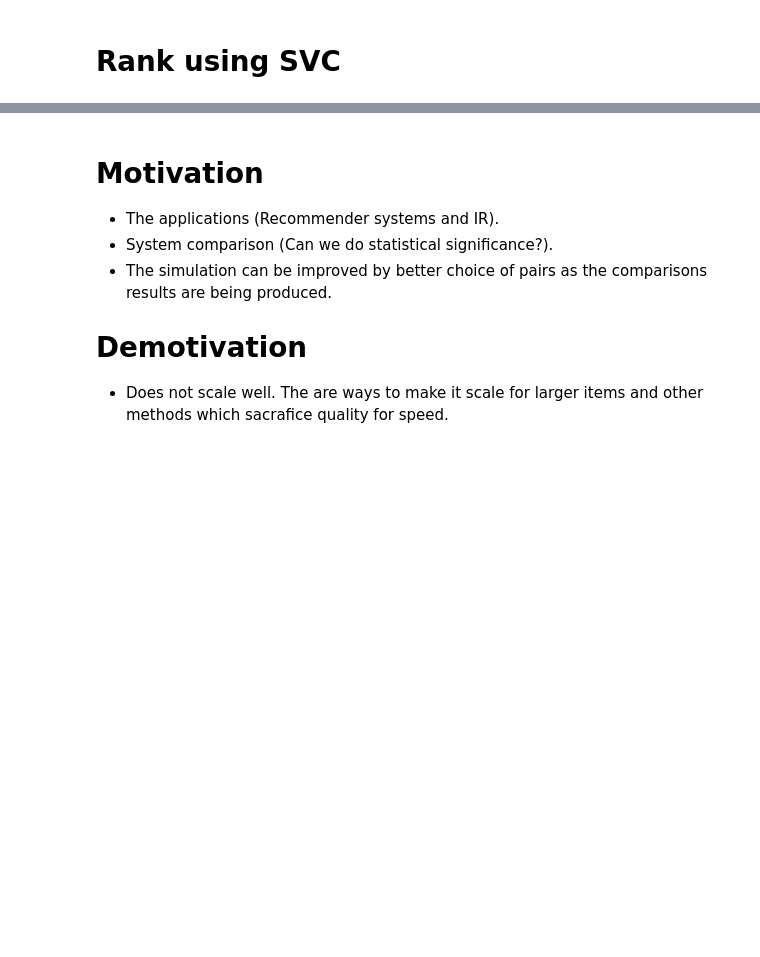
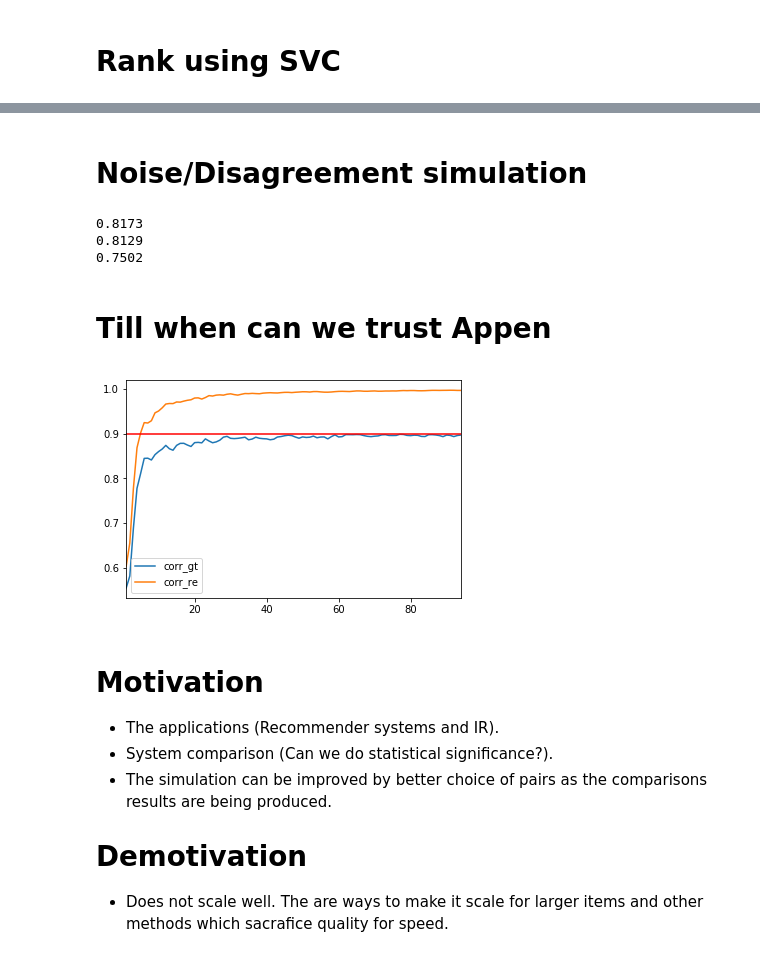
Before and after one commit to nawarhalabi/ranking-svc, a Jupyter notebook: svc.ipynb, the cells around one changed output, grey strips where cells are left out. Drawn from its saved outputs; the diff is of its cells as text; code cells hidden in the pictures; blank space fills up the shorter version.

```diff
--- a/svc.ipynb
+++ b/svc.ipynb
@@ -68,10 +81,14 @@ array([[ 0.,  0.,  0.,  0.,  0.,  0.,  0.,  0.,  0.,  0.,  0.,  0.,  0.,
 # %% [markdown]
 # Add Noise
 # %%
-# Add noise
-y = [1 if (random() > NOS) else -1 for i in range(TOT)]
-y = np.array(y).reshape(TOT, 1)
+def add_noise():
+    # Add noise
+    y = [1 if (rnd.random() > NOS) else -1 for i in range(TOT)]
+    y = np.array(y).reshape(TOT, 1)
 
+    return y
+
+y = add_noise()
 y[:20]
 # %% [output]
 array([[ 1],
@@ -164,3 +264,63 @@ SpearmanrResult(correlation=0.96413560339008497, pvalue=5.063155444092593e-116)
+# %% [markdown]
+# Noise/Disagreement simulation
+# %%
+# Trivago/Appen disagreement and error rates (also adj disagreement)
+t = 10000
+s = 0
+noises = [0.21, 0.2, 0.3]
+
+for noise in noises:
+    s = 0
+    for i in range(t):
+        r1 = rand.random() > noise
+        r2 = rand.random() > noise
+
+        if not r1:
+            r1 = rand.random() > 0.5
+        if not r2:
+            r2 = rand.random() > 0.5
+
+        s += int(r1 == r2)
+
+    print(s / t)
+# %% [output]
+0.8173
+0.8129
+0.7502
+# %% [markdown]
+# Till when can we trust Appen
+# %%
+corr_w_re = []
+corr_w_gt = []
+NOS = 0.11
+for PR in range(1, 95, 1):
+    TOT = N * PR * CPP
+    pairs = gen_pairs()
+    y = add_noise()
+    X = one_hot(pairs)
+    X, y = balance_class_labels(X, y)
+    temp = SVC_rank(X, y)
+
+    corr_w_re.append(spearmanr(temp[0], range(N))[0])
+    corr_w_gt.append(spearmanr(temp[0], l))
+# %%
+corr_w_gt_s = []
+corr_w_re_s = []
+for i in range(len(corr_w_gt)):
+    lb = max(0, i - 1)
+    ub = min(len(corr_w_gt) - 1, i + 1)
+
+    corr_w_gt_s.append(np.mean(corr_w_gt[lb:ub]))
+    corr_w_re_s.append(np.mean(corr_w_re[lb:ub]))
+
+ax = pd.DataFrame({
+    'corr_gt': corr_w_gt_s,
+    'corr_re': corr_w_re_s
+}, index=range(1, 95, 1)).plot(kind='line')
+ax.axhline(0.9, color='r')
+plt.show()
+# %% [output]
+[figure, added]
 # %% [markdown]
 # Motivation
 * The applications (Recommender systems and IR).
```
Also changed, not shown: parts of 17 cells of this notebook.
